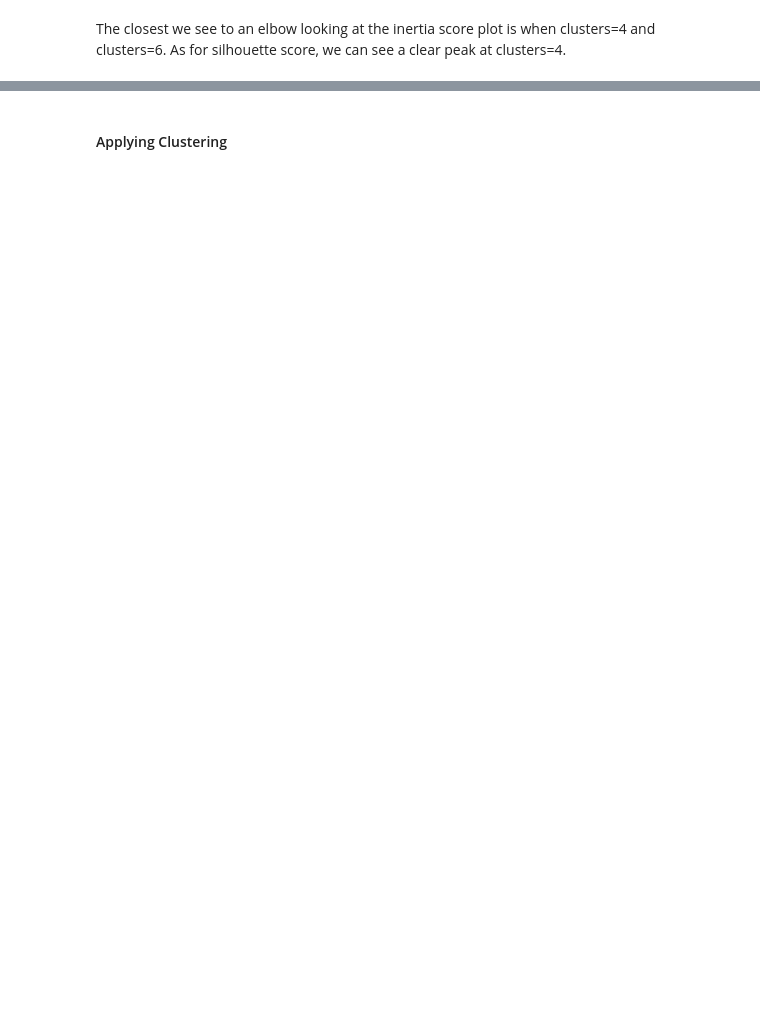
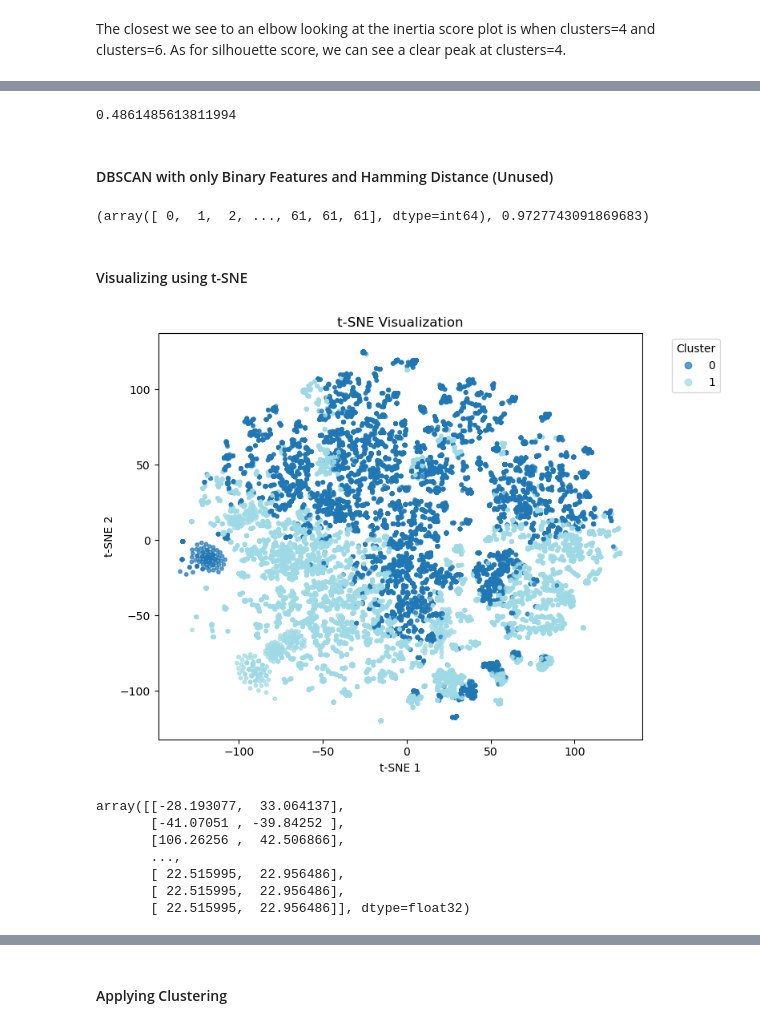
Before and after one commit to spidersocks/poke-team-predictor, a Jupyter notebook: Exploratory Data Analysis & Feature Engineering.ipynb, the cells around one changed output, grey strips where cells are left out. Saved outputs shown, nothing was run; the diff lists cells and outputs as text; code cells hidden in the pictures; blank space fills up the shorter version.

```diff
--- a/Exploratory Data Analysis & Feature Engineering.ipynb
+++ b/Exploratory Data Analysis & Feature Engineering.ipynb
@@ -1151,0 +1206,5 @@ The closest we see to an elbow looking at the inertia score plot is when cluster
+# %%
+n_clusters = 2
+kmeans = KMeans(n_clusters=n_clusters, random_state=RANDOM_SEED)
+bow_counts_df_scaled = MinMaxScaler().fit_transform(bow_counts_df_num_only)
+best_kmeans_labels = kmeans.fit_predict(bow_counts_df_num_only)
@@ -1151,0 +1334,2 @@ The closest we see to an elbow looking at the inertia score plot is when cluster
+# %%
+labels, sil = dbscan_single_run(bow_counts_df_num_only, eps=0.9)
@@ -1151,0 +1344,46 @@ The closest we see to an elbow looking at the inertia score plot is when cluster
+# %%
+sil
+# %% [output]
+0.4861485613811994
+# %% [markdown]
+#### DBSCAN with only Binary Features and Hamming Distance (Unused)
+# %%
+bow_counts_df_binary = (bow_counts_df_num_only > 0).astype(int)
+
+dbscan_single_run(bow_counts_df_binary, eps=0.05)
+# %% [output]
+(array([ 0,  1,  2, ..., 61, 61, 61], dtype=int64), 0.9727743091869683)
+# %% [markdown]
+#### Visualizing using t-SNE
+# %%
+def plot_tsne(df, labels=None, perplexity=30, n_iter=1000, random_state=42, scale=True, figsize=(8,6), alpha=0.7):
+    X = df.values
+    if scale:
+        X = MinMaxScaler().fit_transform(X)
+
+    tsne = TSNE(n_components=2, perplexity=perplexity, max_iter=n_iter, random_state=random_state)
+    tsne_result = tsne.fit_transform(X)
+
+    plt.figure(figsize=figsize)
+    if labels is not None:
+        scatter = plt.scatter(tsne_result[:,0], tsne_result[:,1], c=labels, cmap='tab20', s=10, alpha=alpha)
+        plt.legend(*scatter.legend_elements(), title="Cluster", bbox_to_anchor=(1.05, 1), loc='upper left')
+    else:
+        plt.scatter(tsne_result[:,0], tsne_result[:,1], s=10, alpha=alpha)
+    plt.title("t-SNE Visualization")
+    plt.xlabel("t-SNE 1")
+    plt.ylabel("t-SNE 2")
+    plt.tight_layout()
+    plt.show()
+    return tsne_result
+# %%
+plot_tsne(bow_counts_df_num_only, best_kmeans_labels)
+# %% [output]
+[figure, added]
+array([[-28.193077,  33.064137],
+       [-41.07051 , -39.84252 ],
+       [106.26256 ,  42.506866],
+       ...,
+       [ 22.515995,  22.956486],
+       [ 22.515995,  22.956486],
+       [ 22.515995,  22.956486]], dtype=float32)
```
Also changed, not shown: parts of 26 cells of this notebook, 5 other files.
